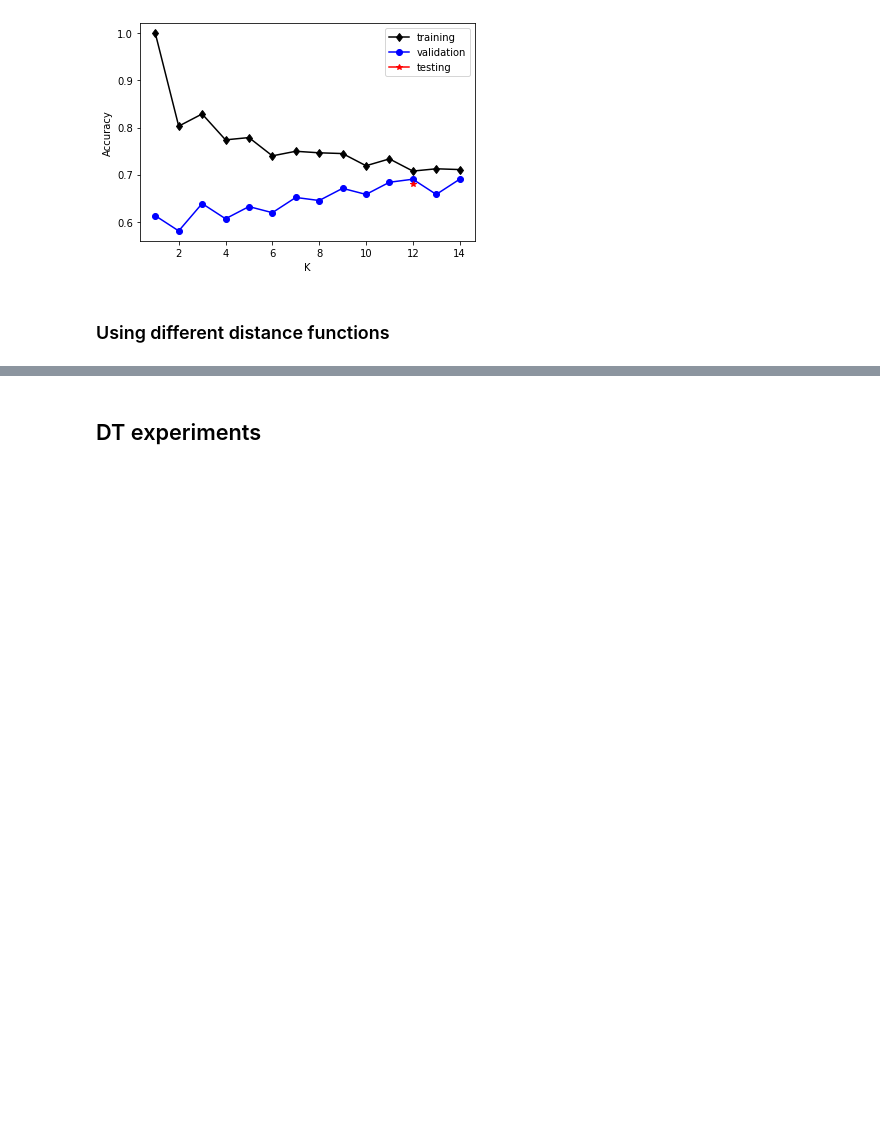
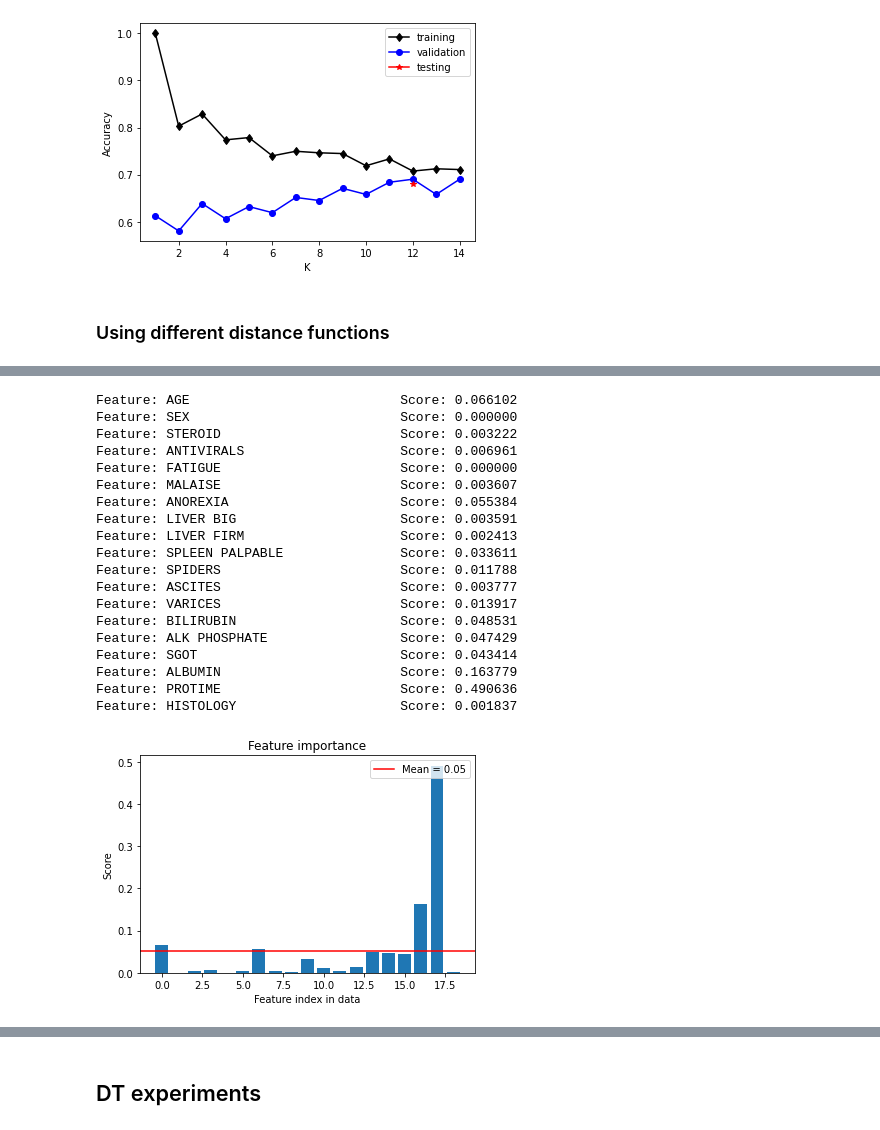
Before and after one commit to faithrts/ML-Intro, a Jupyter notebook: A1_Draft.ipynb, the cells around one changed output, grey strips where cells are left out. Saved outputs shown, nothing was run; the diff lists cells and outputs as text; code cells hidden in the pictures; blank space fills up the shorter version.

```diff
--- a/A1_Draft.ipynb
+++ b/A1_Draft.ipynb
@@ -1082,5 +1122,5 @@ def test_diff_K(x, y):
 ## KNN experiments
 # %%
 ### running KNN on all hep_df data
-run_KNN(x_train_hep, x_test_hep, y_train_hep, y_test_hep, hep_df)
+acc = run_KNN(x_train_hep, x_test_hep, y_train_hep, y_test_hep)
 # %% [output]
@@ -1246,0 +1312,38 @@ Testing manhattan distance function:
+# %%
+# we use k!=1, otherwise y_pred = y
+def knn_feat_importance(x_train, y_train, df):
+  knn_model = KNN(3)
+  knn_model = knn_model.fit(x_train, y_train)
+
+  class_prob, _ = knn_model.predict(x_train)
+  class_pred = np.argmax(class_prob, axis = -1)
+
+  feat_arr = RF_find_features(x_train, class_pred, df)
+
+  return feat_arr
+# %%
+# hep
+
+knn_hep_feat_importance_arr = knn_feat_importance(x_train_hep, y_train_hep, hep_df)
+plot_feature_importance(knn_hep_feat_importance_arr)
+# %% [output]
+Feature: AGE                           Score: 0.066102
+Feature: SEX                           Score: 0.000000
+Feature: STEROID                       Score: 0.003222
+Feature: ANTIVIRALS                    Score: 0.006961
+Feature: FATIGUE                       Score: 0.000000
+Feature: MALAISE                       Score: 0.003607
+Feature: ANOREXIA                      Score: 0.055384
+Feature: LIVER BIG                     Score: 0.003591
+Feature: LIVER FIRM                    Score: 0.002413
+Feature: SPLEEN PALPABLE               Score: 0.033611
+Feature: SPIDERS                       Score: 0.011788
+Feature: ASCITES                       Score: 0.003777
+Feature: VARICES                       Score: 0.013917
+Feature: BILIRUBIN                     Score: 0.048531
+Feature: ALK PHOSPHATE                 Score: 0.047429
+Feature: SGOT                          Score: 0.043414
+Feature: ALBUMIN                       Score: 0.163779
+Feature: PROTIME                       Score: 0.490636
+Feature: HISTOLOGY                     Score: 0.001837
+[figure, added]
```
Also changed, not shown: parts of 49 cells of this notebook.
